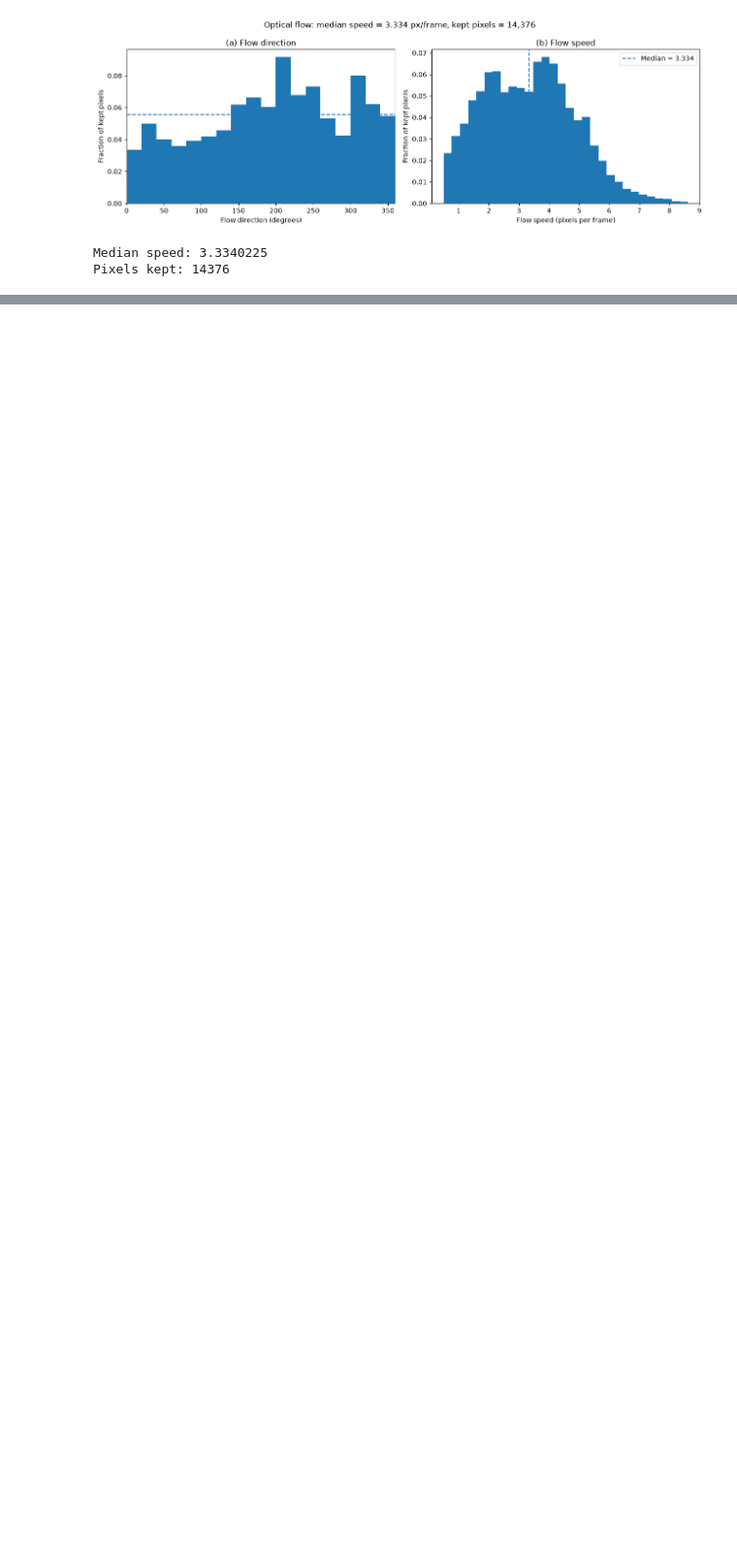
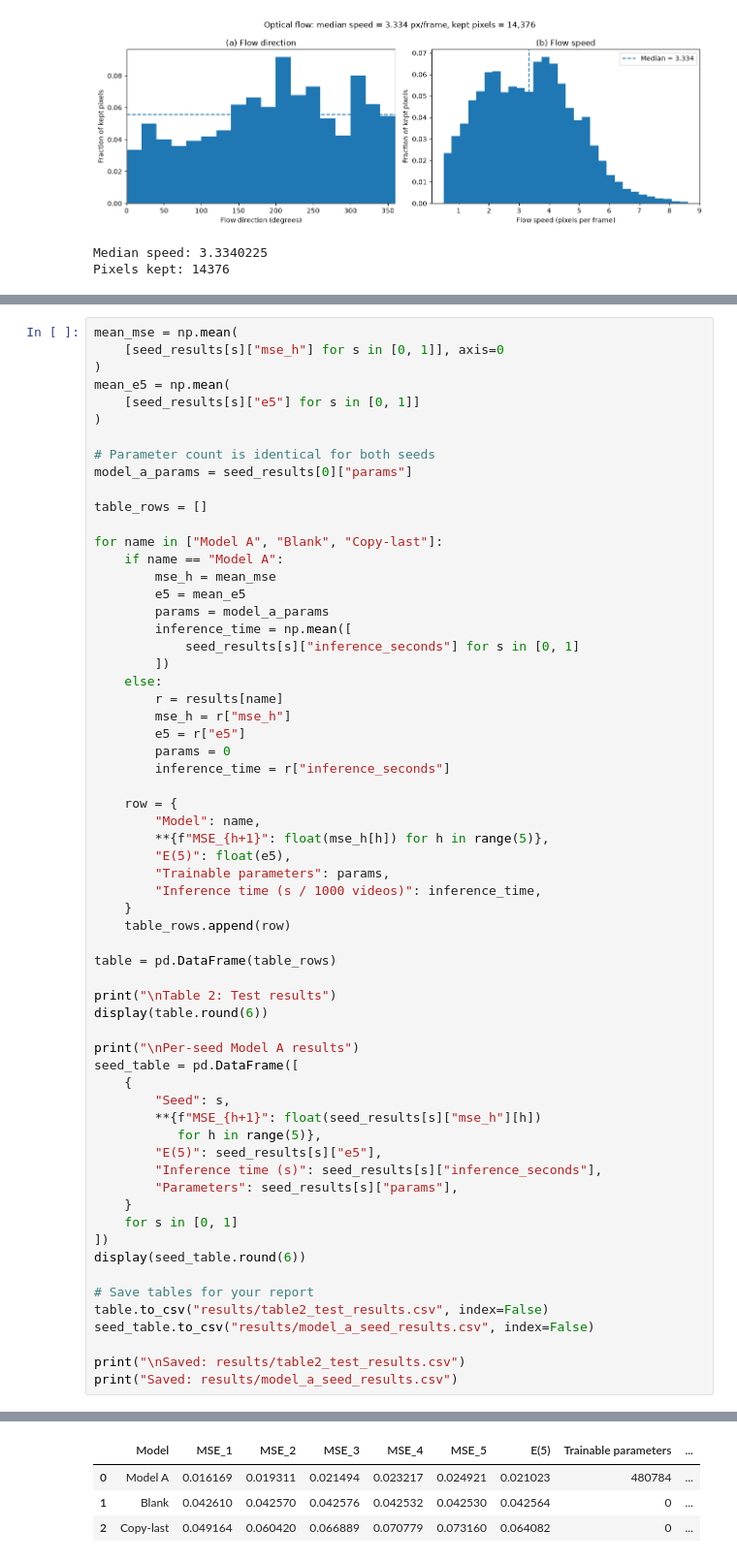
Before and after one commit to obaidhsn/25280049_Assignment2_DL4STG, a Jupyter notebook: 25280049_Question2.ipynb, the cells around one changed output, grey strips where cells are left out. Shown at 97% size. Drawn from its saved outputs; the diff is of its cells as text; blank space fills up the shorter version.

```diff
--- a/25280049_Question2.ipynb
+++ b/25280049_Question2.ipynb
@@ -256,0 +701,63 @@ Pixels kept: 14376
+# %%
+mean_mse = np.mean(
+    [seed_results[s]["mse_h"] for s in [0, 1]], axis=0
+)
+mean_e5 = np.mean(
+    [seed_results[s]["e5"] for s in [0, 1]]
+)
+
+# Parameter count is identical for both seeds
+model_a_params = seed_results[0]["params"]
+
+table_rows = []
+
+for name in ["Model A", "Blank", "Copy-last"]:
+    if name == "Model A":
+        mse_h = mean_mse
+        e5 = mean_e5
+        params = model_a_params
+        inference_time = np.mean([
+            seed_results[s]["inference_seconds"] for s in [0, 1]
+        ])
+    else:
+        r = results[name]
+        mse_h = r["mse_h"]
+        e5 = r["e5"]
+        params = 0
+        inference_time = r["inference_seconds"]
+
+    row = {
+        "Model": name,
+        **{f"MSE_{h+1}": float(mse_h[h]) for h in range(5)},
+        "E(5)": float(e5),
+        "Trainable parameters": params,
+        "Inference time (s / 1000 videos)": inference_time,
+    }
+    table_rows.append(row)
+
+table = pd.DataFrame(table_rows)
+
+print("\nTable 2: Test results")
+display(table.round(6))
+
+print("\nPer-seed Model A results")
+seed_table = pd.DataFrame([
+    {
+        "Seed": s,
+        **{f"MSE_{h+1}": float(seed_results[s]["mse_h"][h])
+           for h in range(5)},
+        "E(5)": seed_results[s]["e5"],
+        "Inference time (s)": seed_results[s]["inference_seconds"],
+        "Parameters": seed_results[s]["params"],
+    }
+    for s in [0, 1]
+])
+display(seed_table.round(6))
+
+# Save tables for your report
+table.to_csv("results/table2_test_results.csv", index=False)
+seed_table.to_csv("results/model_a_seed_results.csv", index=False)
+
+print("\nSaved: results/table2_test_results.csv")
+print("Saved: results/model_a_seed_results.csv")
+# %% [output]
@@ -256,0 +765,4 @@ Pixels kept: 14376
+|  | Model | MSE_1 | MSE_2 | MSE_3 | MSE_4 | MSE_5 | E(5) | Trainable parameters | ... |
+| 0 | Model A | 0.016169 | 0.019311 | 0.021494 | 0.023217 | 0.024921 | 0.021023 | 480784 | ... |
+| 1 | Blank | 0.042610 | 0.042570 | 0.042576 | 0.042532 | 0.042530 | 0.042564 | 0 | ... |
+| 2 | Copy-last | 0.049164 | 0.060420 | 0.066889 | 0.070779 | 0.073160 | 0.064082 | 0 | ... |
```
Also changed, not shown: parts of 41 cells of this notebook, 8 other files.
